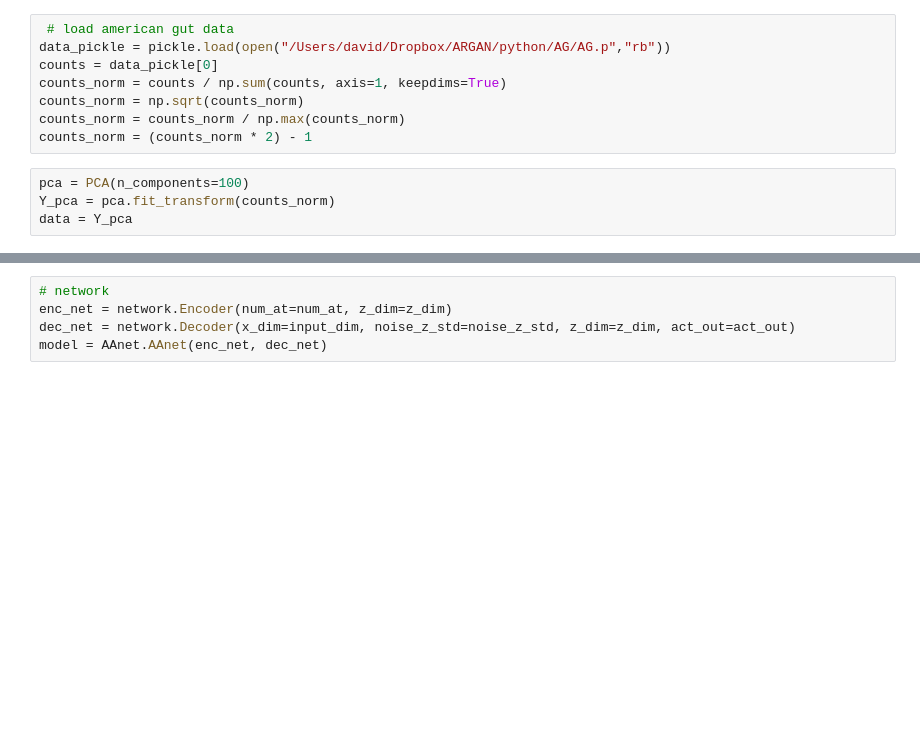
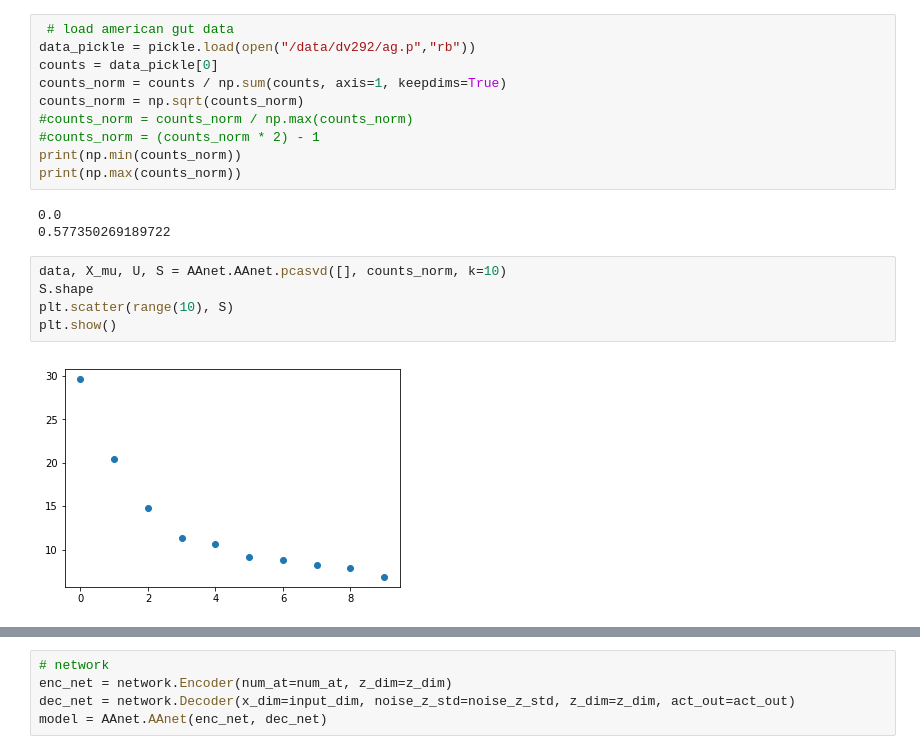
Before and after one commit to KrishnaswamyLab/AAnet, a Jupyter notebook: test_AG.ipynb, the cells around one changed output, grey strips where cells are left out. Cells and saved outputs as stored; diff of their text form; blank space fills up the shorter version.

```diff
--- a/test_AG.ipynb
+++ b/test_AG.ipynb
@@ -18,12 +17,20 @@ The autoreload extension is already loaded. To reload it, use:
 # %%
  # load american gut data
-data_pickle = pickle.load(open("/Users/david/Dropbox/ARGAN/python/AG/AG.p","rb"))
+data_pickle = pickle.load(open("/data/dv292/ag.p","rb"))
 counts = data_pickle[0]
 counts_norm = counts / np.sum(counts, axis=1, keepdims=True)
 counts_norm = np.sqrt(counts_norm)
-counts_norm = counts_norm / np.max(counts_norm)
-counts_norm = (counts_norm * 2) - 1
+#counts_norm = counts_norm / np.max(counts_norm)
+#counts_norm = (counts_norm * 2) - 1
+print(np.min(counts_norm))
+print(np.max(counts_norm))
+# %% [output]
+0.0
+0.577350269189722
-# %%
-pca = PCA(n_components=100)
-Y_pca = pca.fit_transform(counts_norm)
-data = Y_pca
+# %%
+data, X_mu, U, S = AAnet.AAnet.pcasvd([], counts_norm, k=10)
+S.shape
+plt.scatter(range(10), S)
+plt.show()
+# %% [output]
+[figure, added]
```
Also changed, not shown: parts of 22 cells of this notebook, 5 other files.
